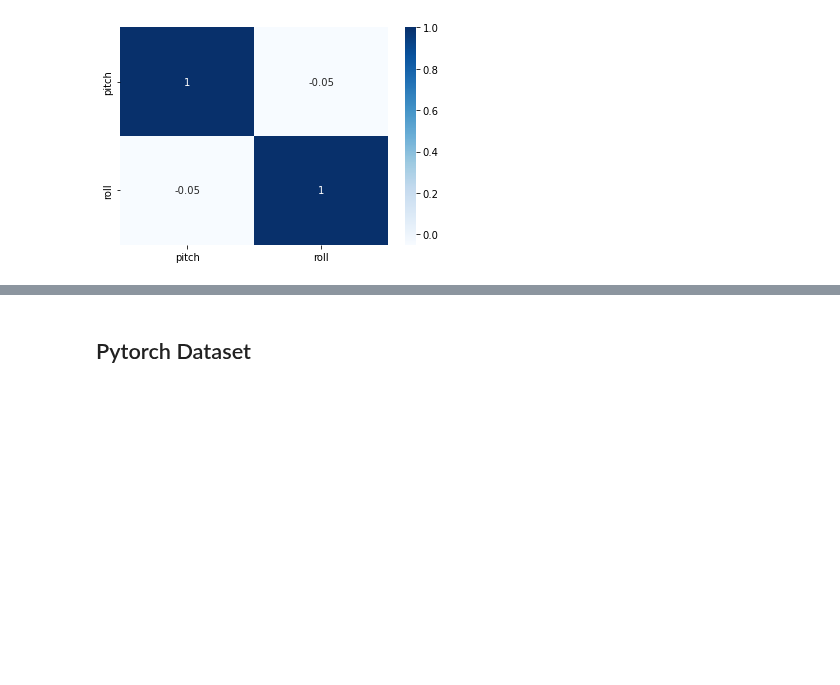
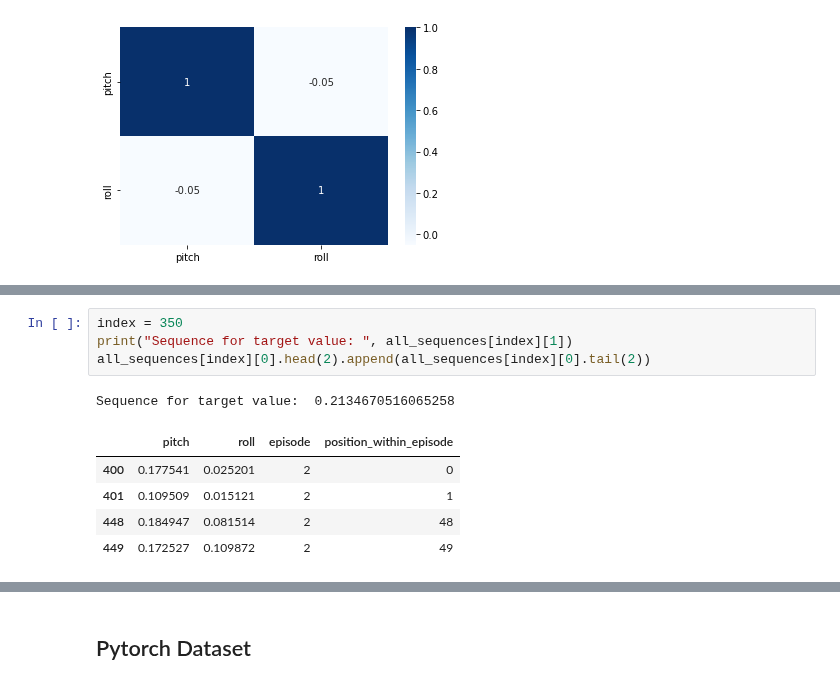
Before and after one commit to lancedw/3D-state-prediction-for-surface-vessels-using-IMU-data-and-images, a Jupyter notebook: code/notebooks/start.ipynb, the cells around one changed output, grey strips where cells are left out. Drawn from its saved outputs; the diff is of its cells as text; blank space fills up the shorter version.

```diff
--- a/code/notebooks/start.ipynb
+++ b/code/notebooks/start.ipynb
@@ -320,0 +234,11 @@ test_sequences = create_sequences(test_df, "pitch", SEQUENCE_LENGTH)
+# %%
+index = 350
+print("Sequence for target value: ", all_sequences[index][1])
+all_sequences[index][0].head(2).append(all_sequences[index][0].tail(2))
+# %% [output]
+Sequence for target value:  0.2134670516065258
+|  | pitch | roll | episode | position_within_episode |
+| 400 | 0.177541 | 0.025201 | 2 | 0 |
+| 401 | 0.109509 | 0.015121 | 2 | 1 |
+| 448 | 0.184947 | 0.081514 | 2 | 48 |
+| 449 | 0.172527 | 0.109872 | 2 | 49 |
```
Also changed, not shown: parts of 35 cells of this notebook, 1 other file.
